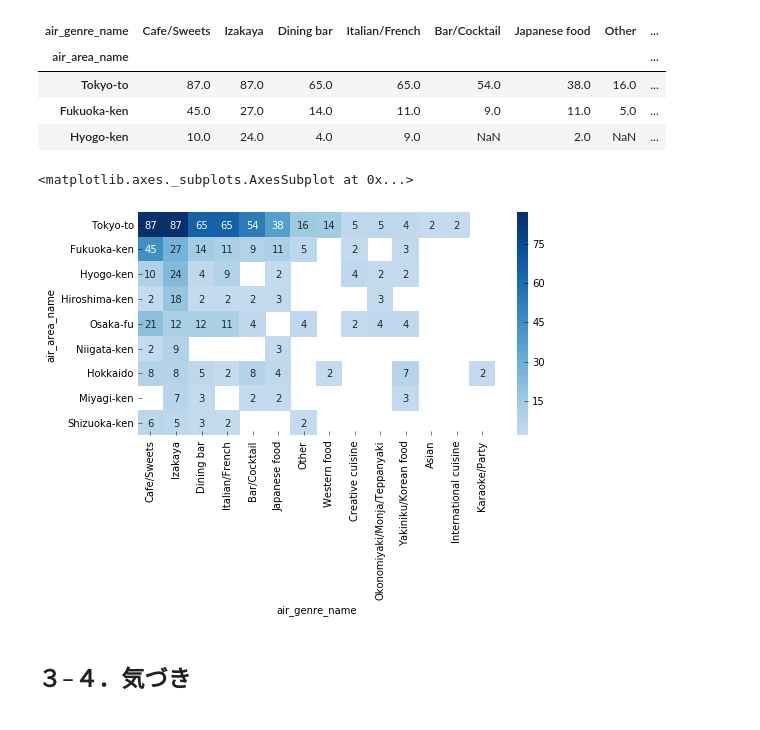
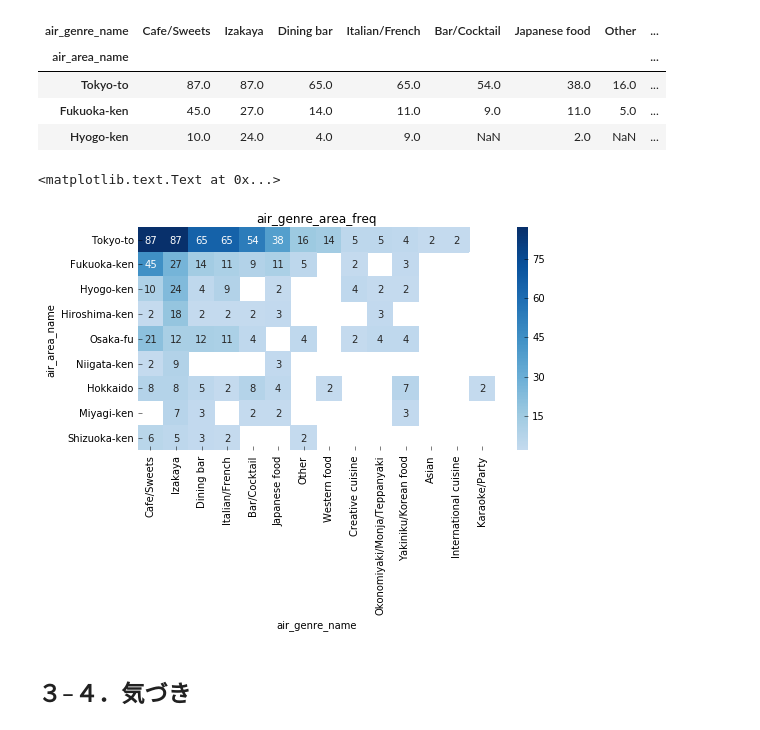
Before and after one commit to selectfromwhere/Restaurant_Visitor_Forecasting, a Jupyter notebook: check_data_fix.ipynb, the cells around one changed output. Drawn from its saved outputs; the diff is of its cells as text; code cells hidden in the pictures.

```diff
--- a/check_data_fix.ipynb
+++ b/check_data_fix.ipynb
@@ -484,10 +503,12 @@ df2_pref_heat.head(3)
 # %%
 # ヒートマップを描画
 plt.figure(figsize=(8, 4))
 sns.heatmap(df2_pref_heat, annot=True, center=30, fmt='g', cmap='Blues')
+
+plt.title("air_genre_area_freq")
 # %% [output]
-<matplotlib.axes._subplots.AxesSubplot at 0x...>
+<matplotlib.text.Text at 0x...>
-[figure, old version]
+[figure, new version]
 # %% [markdown]
 ## ３–４．気づき
 # %% [markdown]
```
Also changed, not shown: parts of 52 cells of this notebook.
